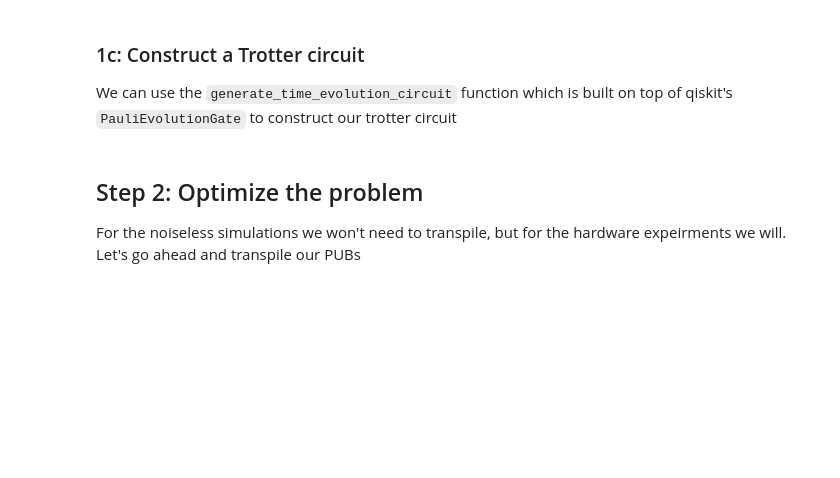
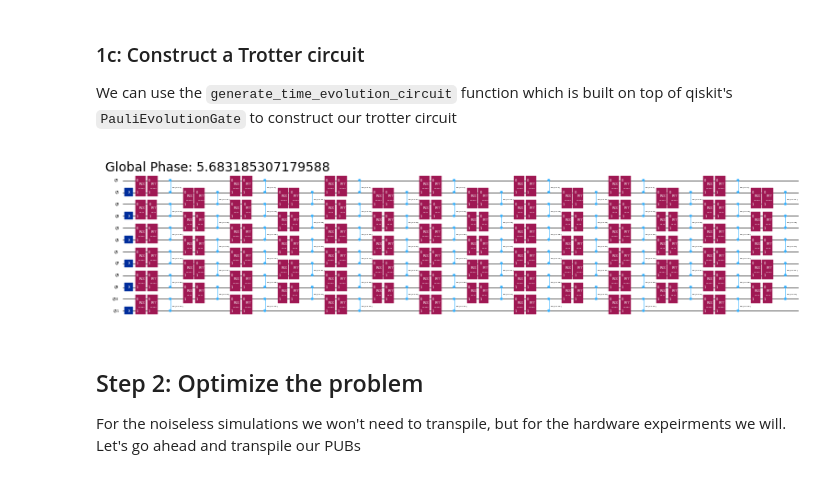
Before and after one commit to BryceFuller/qw24_tutorial_10, a Jupyter notebook: ham_sim_tutorial_L12.ipynb, the cells around one changed output. Cells and saved outputs as stored; diff of their text form; code cells hidden in the pictures; blank space fills up the shorter version.

```diff
--- a/ham_sim_tutorial_L12.ipynb
+++ b/ham_sim_tutorial_L12.ipynb
@@ -39,6 +39,8 @@ elist = [(i-1,i) for i in range(1, L)]
 even_edges  = elist[::2]
 odd_edges = elist[1::2]
 
+elist = even_edges + odd_edges
+
 # Instantiate a CouplingMap object
 coupling_map = CouplingMap(elist)
 graphviz_draw(coupling_map.graph, method="circo")
@@ -56,7 +58,7 @@ Js = np.random.rand(L-1) + 0.5*np.ones(L-1)
 Js_fixed = np.zeros(L-1)
 
 hamiltonian = SparsePauliOp(Pauli('I'*L))
-for i, edge in enumerate(even_edges + odd_edges):
+for i, edge in enumerate(elist):
     Js_fixed[edge[0]] = Js[i]
     hamiltonian += SparsePauliOp.from_sparse_list(
     [("XX", (edge), Js[i] /2),
@@ -92,26 +94,28 @@ We can use the `generate_time_evolution_circuit` function which is built on top
 # %%
 from qiskit import QuantumCircuit
 from qiskit.synthesis import LieTrotter
 from qiskit_addon_utils.problem_generators import generate_time_evolution_circuit
 
 total_time = 0.6
 num_steps = 7
 
 # Generate an initial state
 initial_state = QuantumCircuit(L)
 for i in range(L):
     if i%2:
         initial_state.x(i)
 
 trotter_circuit = initial_state.compose(
     generate_time_evolution_circuit(
         hamiltonian,
         time=total_time,
         synthesis=LieTrotter(reps=num_steps),
     )
 )
 
-fig = trotter_circuit.draw("mpl", fold = -1, scale = 0.2)
+trotter_circuit.draw("mpl", fold = -1, scale = 0.2)
+# %% [output]
+[figure, added]
 # %% [markdown]
 ## Step 2: Optimize the problem
 
```
Also changed, not shown: parts of 2 cells of this notebook, 2 other files.
